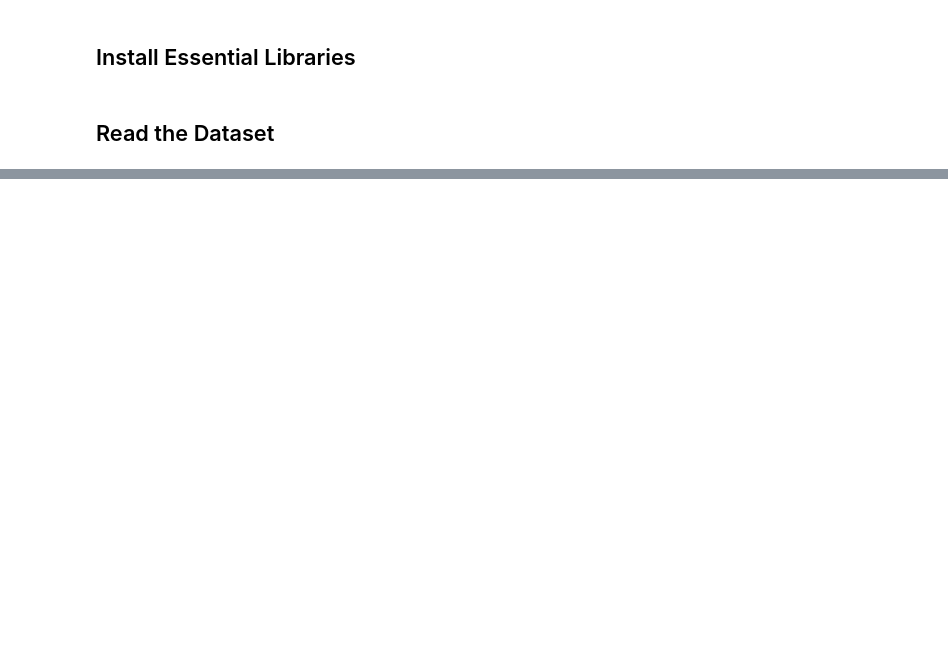
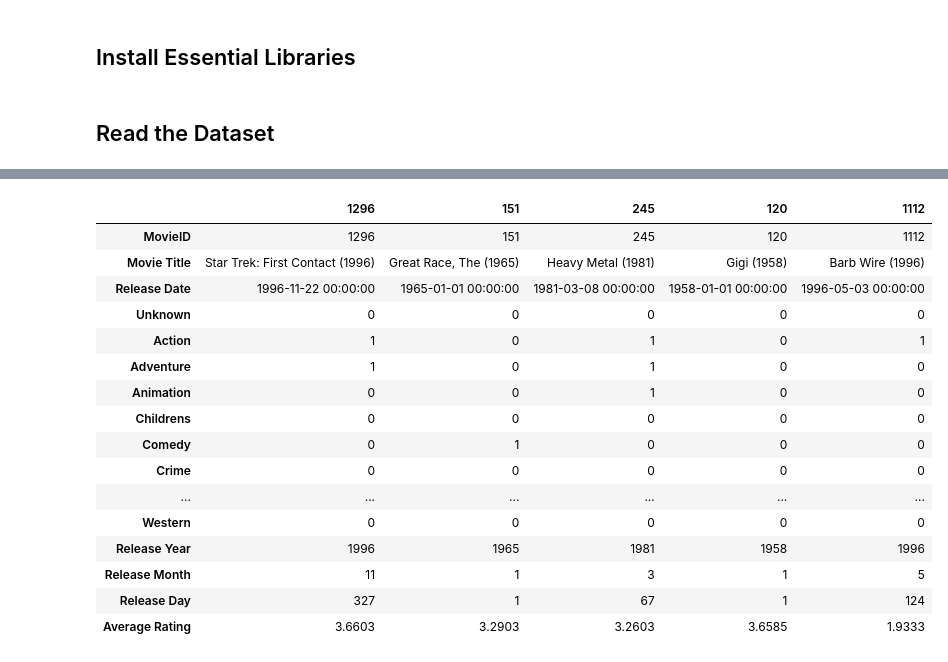
Before and after one commit to mojtabaSefidi/Small-GNN-Based-Projects, a Jupyter notebook: MLG_Final_Project_100k_simulator.ipynb, the cells around one changed output, grey strips where cells are left out. Saved outputs shown, nothing was run; the diff lists cells and outputs as text; code cells hidden in the pictures; blank space fills up the shorter version.

```diff
--- a/MLG_Final_Project_100k_simulator.ipynb
+++ b/MLG_Final_Project_100k_simulator.ipynb
@@ -801,0 +829,20 @@ recommended_film
+# %%
+predicted_dfs[2]
+# %% [output]
+|  | 1296 | 151 | 245 | 120 | 1112 |
+| MovieID | 1296 | 151 | 245 | 120 | 1112 |
+| Movie Title | Star Trek: First Contact (1996) | Great Race, The (1965) | Heavy Metal (1981) | Gigi (1958) | Barb Wire (1996) |
+| Release Date | 1996-11-22 00:00:00 | 1965-01-01 00:00:00 | 1981-03-08 00:00:00 | 1958-01-01 00:00:00 | 1996-05-03 00:00:00 |
+| Unknown | 0 | 0 | 0 | 0 | 0 |
+| Action | 1 | 0 | 1 | 0 | 1 |
+| Adventure | 1 | 0 | 1 | 0 | 0 |
+| Animation | 0 | 0 | 1 | 0 | 0 |
+| Childrens | 0 | 0 | 0 | 0 | 0 |
+| Comedy | 0 | 1 | 0 | 0 | 0 |
+| Crime | 0 | 0 | 0 | 0 | 0 |
+| ... | ... | ... | ... | ... | ... |
+| Western | 0 | 0 | 0 | 0 | 0 |
+| Release Year | 1996 | 1965 | 1981 | 1958 | 1996 |
+| Release Month | 11 | 1 | 3 | 1 | 5 |
+| Release Day | 327 | 1 | 67 | 1 | 124 |
+| Average Rating | 3.6603 | 3.2903 | 3.2603 | 3.6585 | 1.9333 |
```
Also changed, not shown: parts of 9 cells of this notebook.
